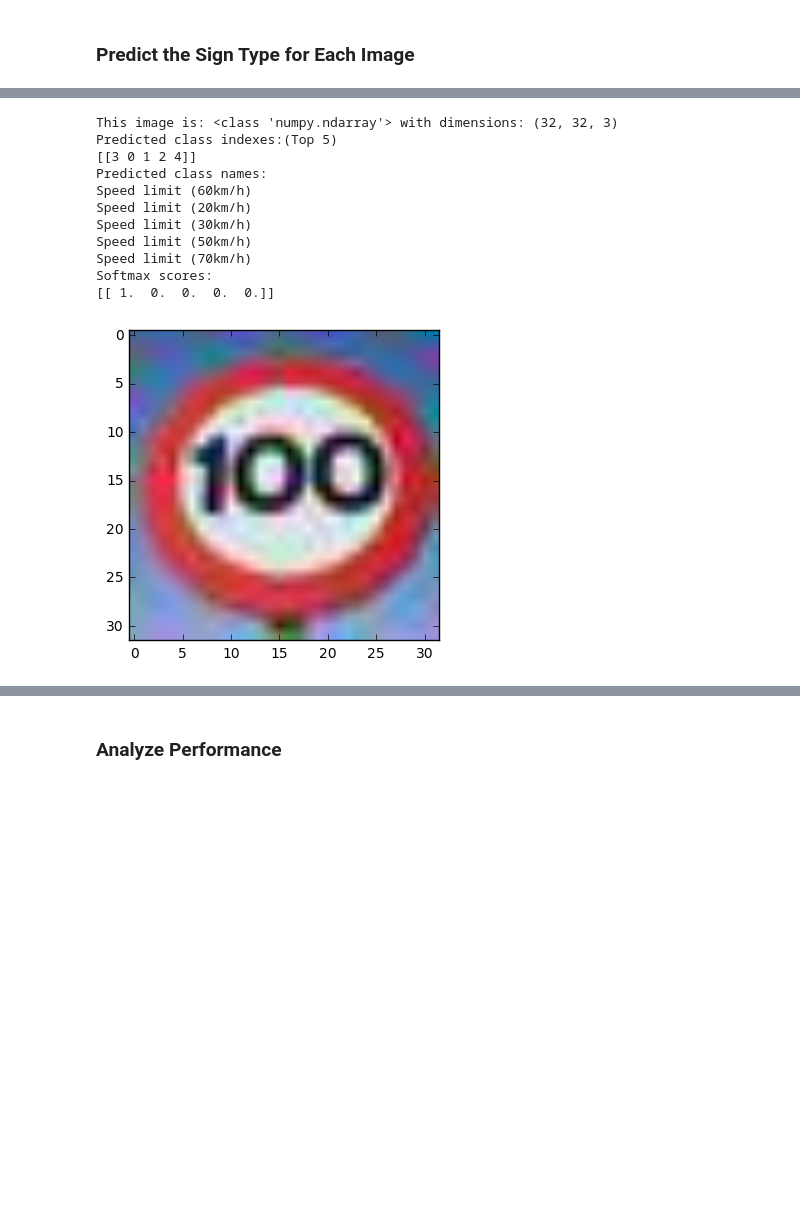
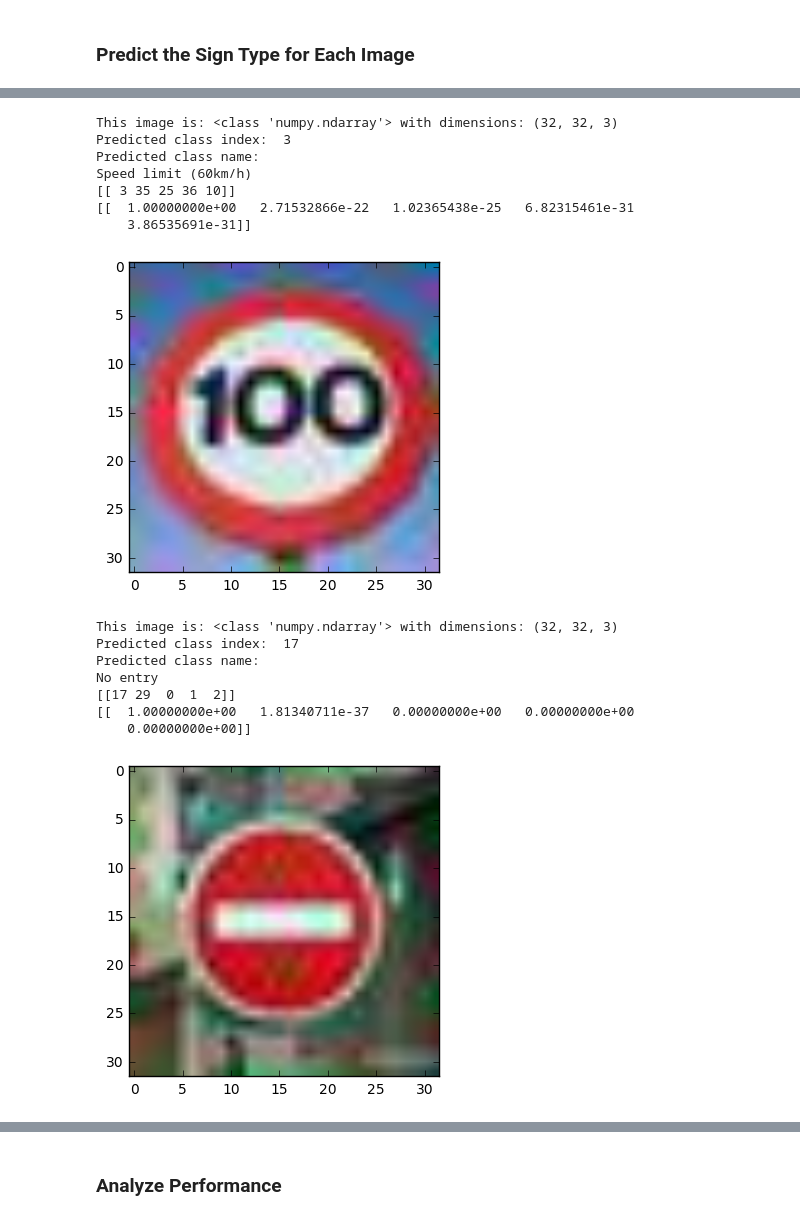
Before and after one commit to tevisgehr/Tevis_Self_Driving_Car_Nanodegree_Udacity, a Jupyter notebook: Traffic-Sign-Classifier-Project2/Traffic_Sign_Classifier.ipynb, the cells around one changed output, grey strips where cells are left out. Drawn from its saved outputs; the diff is of its cells as text; code cells hidden in the pictures; blank space fills up the shorter version.

Commit message:
Five signs classified, top 5 softmax not working right.

```diff
--- a/Traffic-Sign-Classifier-Project2/Traffic_Sign_Classifier.ipynb
+++ b/Traffic-Sign-Classifier-Project2/Traffic_Sign_Classifier.ipynb
@@ -421,6 +406,21 @@ with open('100-kph-mph-speed-limit-sign.jpg', 'r+b') as f:
     with Image.open(f) as image:
         cover = resizeimage.resize_cover(image, [32, 32])
         cover.save('100-kph-mph-speed-limit-sign_resized.jpg', image.format)
+
+with open('no_entry_sign.jpg', 'r+b') as f:
+    with Image.open(f) as image:
+        cover = resizeimage.resize_cover(image, [32, 32])
+        cover.save('no_entry_sign_resized.jpg', image.format)
+
+with open('priority_sign.jpg', 'r+b') as f:
+    with Image.open(f) as image:
+        cover = resizeimage.resize_cover(image, [32, 32])
+        cover.save('priority_sign_resized.jpg', image.format)
+
+with open('yield_sign.jpg', 'r+b') as f:
+    with Image.open(f) as image:
+        cover = resizeimage.resize_cover(image, [32, 32])
+        cover.save('yield_sign_resized.jpg', image.format)
 # %%
 import matplotlib.pyplot as plt
 import matplotlib.image as mpimg
@@ -432,8 +432,15 @@ import cv2
 # %%
 def predict_new_image(file_name):
     image = mpimg.imread(file_name)
+
+    print('This image is:', type(image), 'with dimensions:', image.shape)
+    plt.imshow(image)
+
+    image = image.astype(np.float32)
     predict_image = np.array([image])
-
+    #print(type(predict_image))
+    #predict_image = normalize(predict_image)
+    predict_image = 2*predict_image/255.0# -1
     softmax = tf.nn.softmax(logits)
     pred = tf.nn.top_k(softmax, 5)
 
@@ -445,19 +452,12 @@ def predict_new_image(file_name):
         predictions  = result.values
         predictionIndicies  = result.indices
 
-    print('This image is:', type(image), 'with dimensions:', image.shape)
-    plt.imshow(image)
 
-    #print(predictions)
-    print("Predicted class indexes:(Top 5)")
+
+    print("Predicted class index: ",predictionIndicies[0][0])
+    print("Predicted class name:")
+    print(sign_names[predictionIndicies[0][0]])
     print(predictionIndicies)
-    print("Predicted class names:")
-    print(sign_names[predictionIndicies[0][0]])
-    print(sign_names[predictionIndicies[0][1]])
-    print(sign_names[predictionIndicies[0][2]])
-    print(sign_names[predictionIndicies[0][3]])
-    print(sign_names[predictionIndicies[0][4]])
-    print("Softmax scores:")
     print(predictions)
 # %%
 predict_new_image('stop_sign_resized.jpg')
@@ -478,14 +474,21 @@ Softmax scores:
 predict_new_image('100-kph-mph-speed-limit-sign_resized.jpg')
 # %% [output]
 This image is: <class 'numpy.ndarray'> with dimensions: (32, 32, 3)
-Predicted class indexes:(Top 5)
-[[3 0 1 2 4]]
-Predicted class names:
+Predicted class index:  3
+Predicted class name:
 Speed limit (60km/h)
-Speed limit (20km/h)
-Speed limit (30km/h)
-Speed limit (50km/h)
-Speed limit (70km/h)
-Softmax scores:
-[[ 1.  0.  0.  0.  0.]]
+[[ 3 35 25 36 10]]
+[[  1.00000000e+00   2.71532866e-22   1.02365438e-25   6.82315461e-31
+    3.86535691e-31]]
 [figure]
+# %%
+predict_new_image('no_entry_sign_resized.jpg')
+# %% [output]
+This image is: <class 'numpy.ndarray'> with dimensions: (32, 32, 3)
+Predicted class index:  17
+Predicted class name:
+No entry
+[[17 29  0  1  2]]
+[[  1.00000000e+00   1.81340711e-37   0.00000000e+00   0.00000000e+00
+    0.00000000e+00]]
+[figure, added]
```
Also changed, not shown: parts of 9 cells of this notebook.
